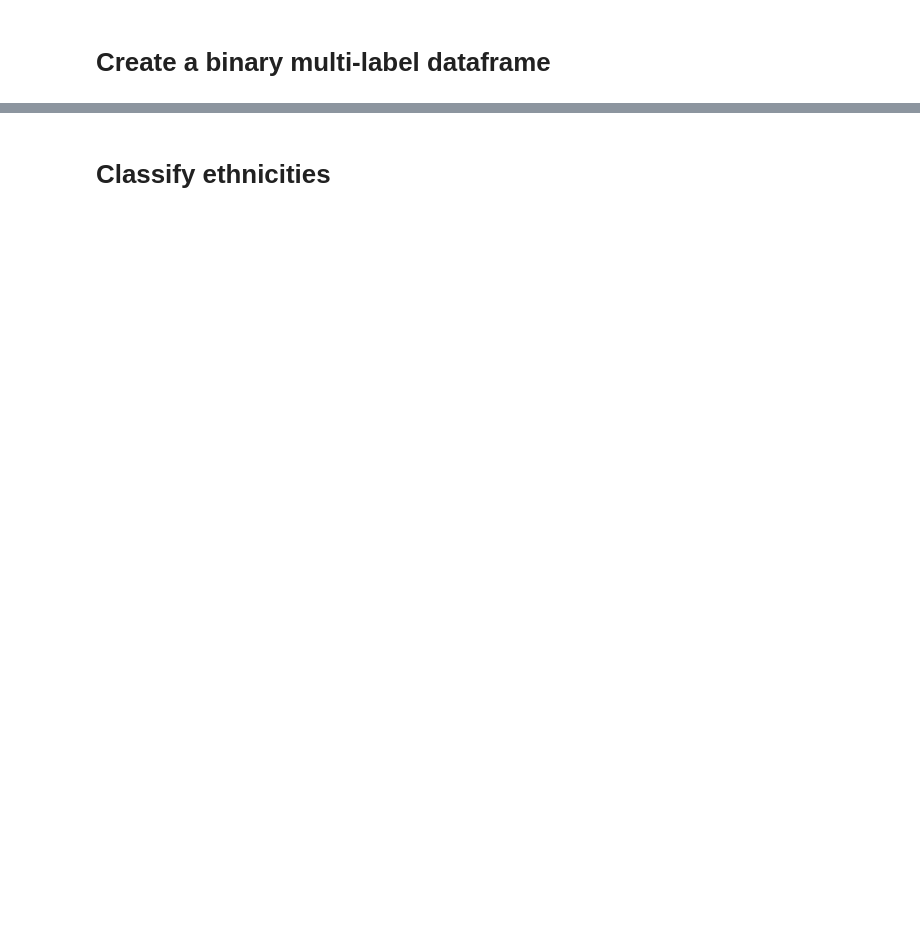
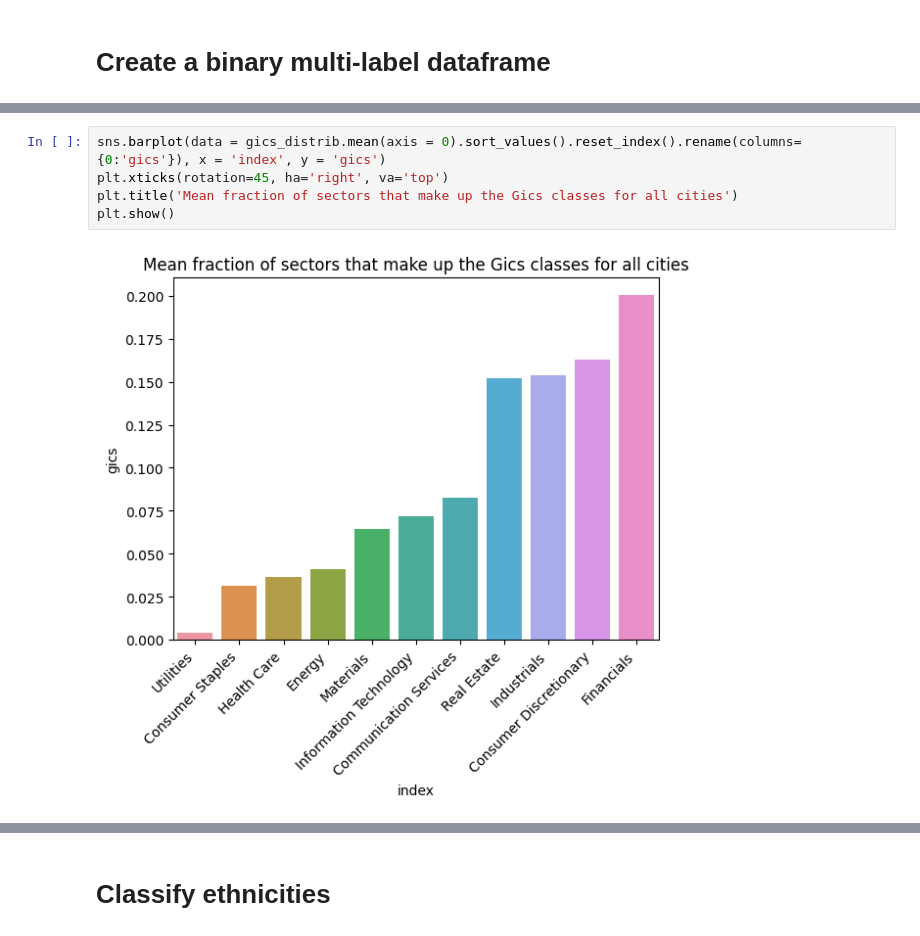
Before and after one commit to JonnoB/wealthnets, a Jupyter notebook: getting_embeddings.ipynb, the cells around one changed output, grey strips where cells are left out. Saved outputs shown, nothing was run; the diff lists cells and outputs as text; blank space fills up the shorter version.

```diff
--- a/getting_embeddings.ipynb
+++ b/getting_embeddings.ipynb
@@ -208,0 +399,7 @@ KeyError: 'classes'
+# %%
+sns.barplot(data = gics_distrib.mean(axis = 0).sort_values().reset_index().rename(columns={0:'gics'}), x = 'index', y = 'gics')
+plt.xticks(rotation=45, ha='right', va='top')
+plt.title('Mean fraction of sectors that make up the Gics classes for all cities')
+plt.show()
+# %% [output]
+[figure, added]
```
Also changed, not shown: parts of 47 cells of this notebook, 7 other files.
